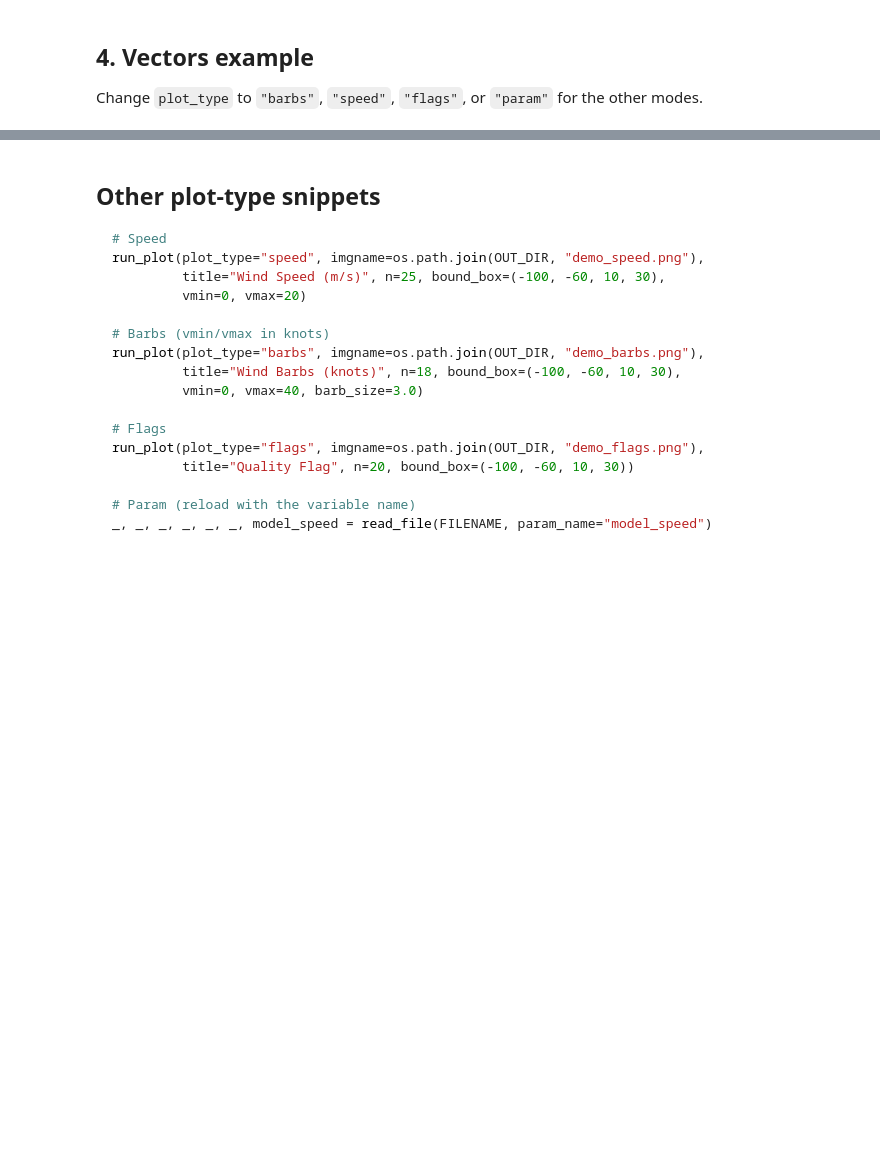
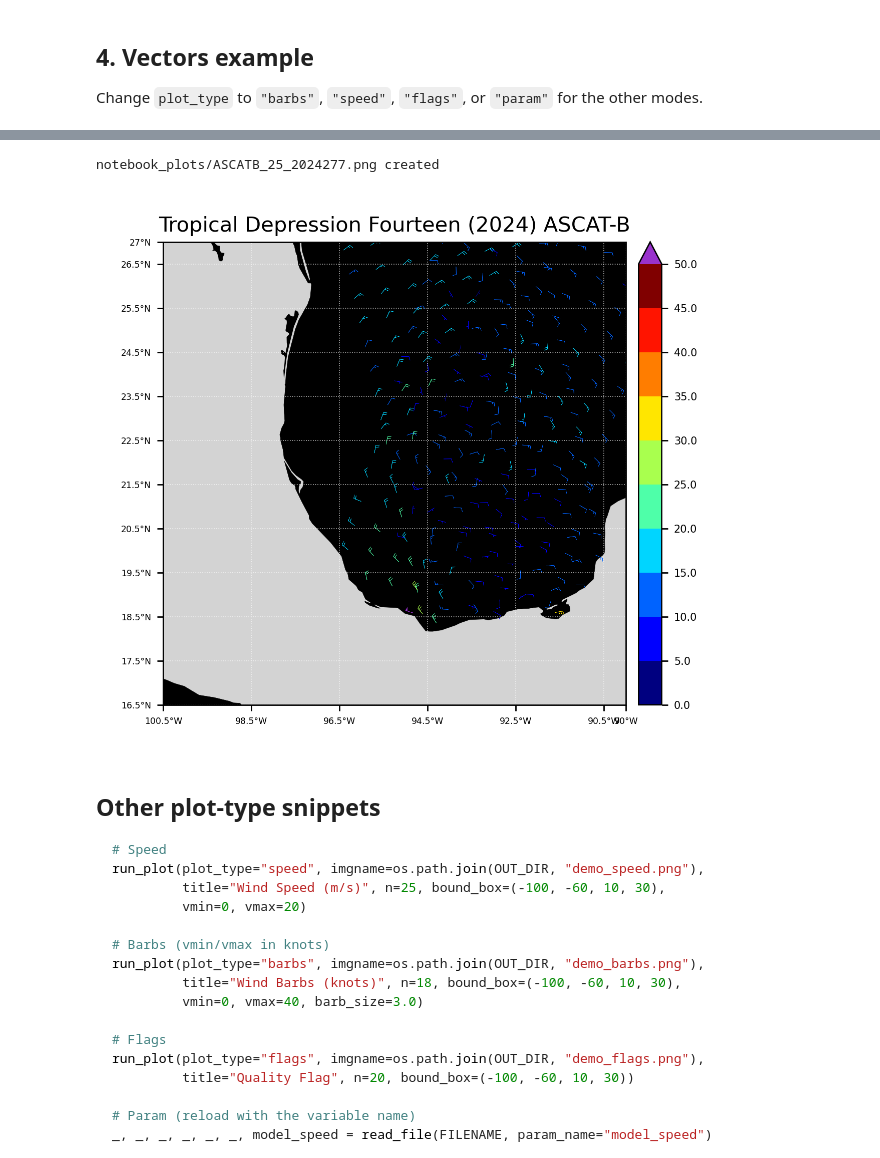
Before and after one commit to jasminemasopeh/modern_coaps_daily_swath, a Jupyter notebook: map_swath_data.ipynb, the cells around one changed output, grey strips where cells are left out. Saved outputs shown, nothing was run; the diff lists cells and outputs as text; code cells hidden in the pictures; blank space fills up the shorter version.

Commit message:
Updates I made for topical depression fourteen

```diff
--- a/map_swath_data.ipynb
+++ b/map_swath_data.ipynb
@@ -745,3 +741,19 @@ notebook_plots/HY2B_20241009_wind_vectors_global.png created
+# %%
+# Barbs (vmin/vmax in knots)
+run_plot(
+    file_name="ASCATB_25_nc/ASCATB_coast_2024277.nc",
+    plot_type="barbs",
+    imgname=os.path.join(OUT_DIR, "ASCATB_25_2024277.png"),
+    title="Tropical Depression Fourteen (2024) ASCAT-B",
+    n=5,
+    bound_box=(-100.5, -90, 16.5, 27),
+    vmin=0,
+    vmax=50,
+    barb_size=3.0,
+)
+# %% [output]
+notebook_plots/ASCATB_25_2024277.png created
+[figure, added]
 # %% [markdown]
 ## Other plot-type snippets
 
```
Also changed, not shown: parts of 3 cells of this notebook, 3 other files.
